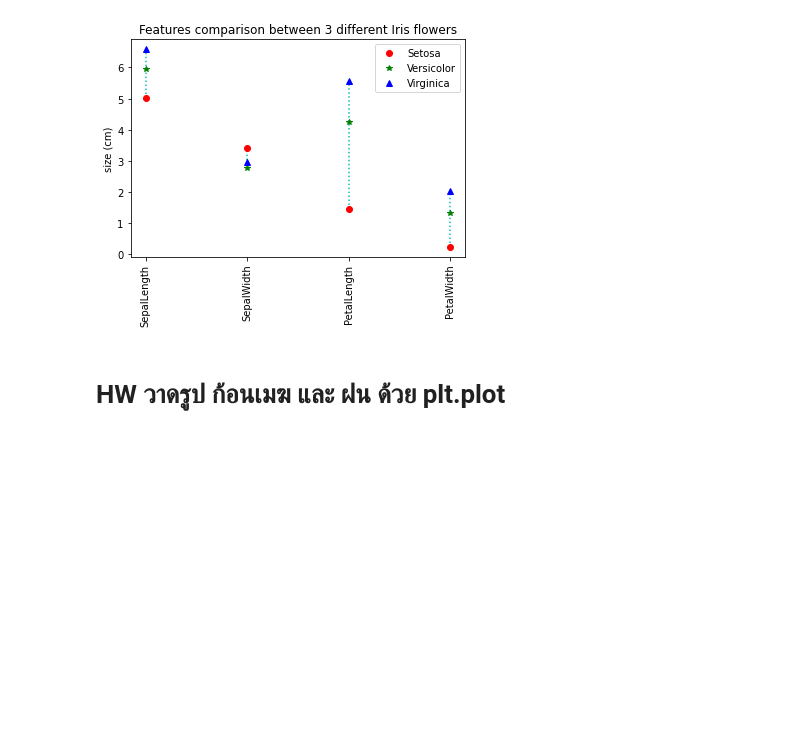
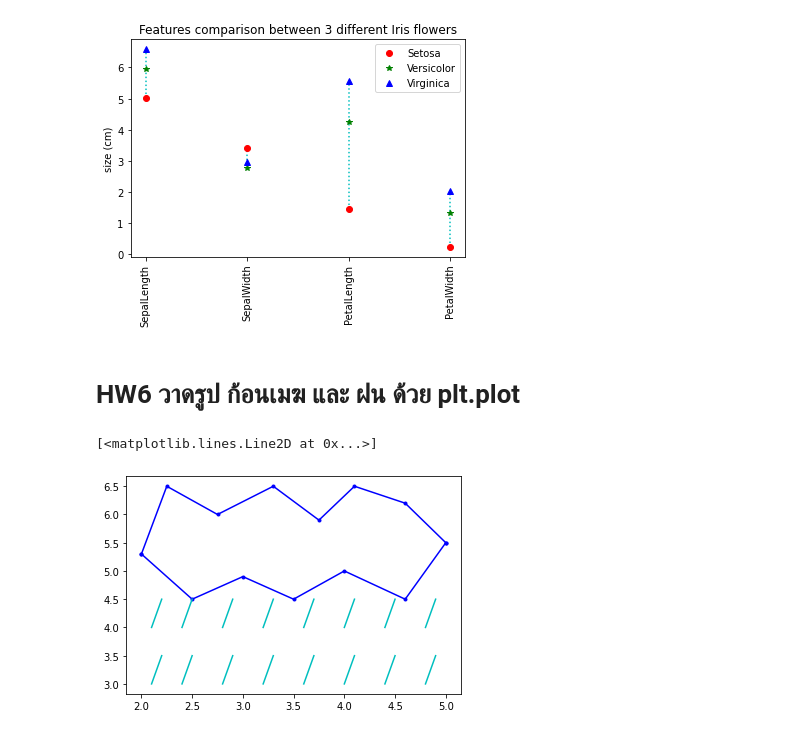
Before and after one commit to Wikanes-k/data_viz_2022, a Jupyter notebook: DataViz04_Data_Comparison.ipynb, the cells around one changed output. Cells and saved outputs as stored; diff of their text form; code cells hidden in the pictures; blank space fills up the shorter version.

```diff
--- a/DataViz04_Data_Comparison.ipynb
+++ b/DataViz04_Data_Comparison.ipynb
@@ -156,4 +156,36 @@ plt.ylabel('size (cm)');
 # %% [output]
 [figure]
 # %% [markdown]
-# HW วาดรูป ก้อนเมฆ และ ฝน ด้วย plt.plot
+# HW6 วาดรูป ก้อนเมฆ และ ฝน ด้วย plt.plot
+# %%
+#เมฆ
+plt.plot([2,2.25,2.75,3.3,3.75,4.1,4.6,5],[5.3,6.5,6,6.5,5.9,6.5,6.2,5.5],'b.-')
+plt.plot([2,2.5,3,3.5,4,4.6,5],[5.3,4.5,4.9,4.5,5,4.5,5.5],'b.-')
+
+#ฝน
+plt.plot([2.2,2.1],[4.5,4],'c')
+plt.plot([2.1,2.2],[3,3.5],'c')
+
+plt.plot([2.5,2.4],[4.5,4],'c')
+plt.plot([2.4,2.5],[3,3.5],'c')
+
+plt.plot([2.9,2.8],[4.5,4],'c')
+plt.plot([2.8,2.9],[3,3.5],'c')
+
+plt.plot([3.3,3.2],[4.5,4],'c')
+plt.plot([3.2,3.3],[3,3.5],'c')
+
+plt.plot([3.7,3.6],[4.5,4],'c')
+plt.plot([3.6,3.7],[3,3.5],'c')
+
+plt.plot([4.1,4.0],[4.5,4],'c')
+plt.plot([4.0,4.1],[3,3.5],'c')
+
+plt.plot([4.5,4.4],[4.5,4],'c')
+plt.plot([4.4,4.5],[3,3.5],'c')
+
+plt.plot([4.9,4.8],[4.5,4],'c')
+plt.plot([4.8,4.9],[3,3.5],'c')
+# %% [output]
+[<matplotlib.lines.Line2D at 0x...>]
+[figure, added]
```
